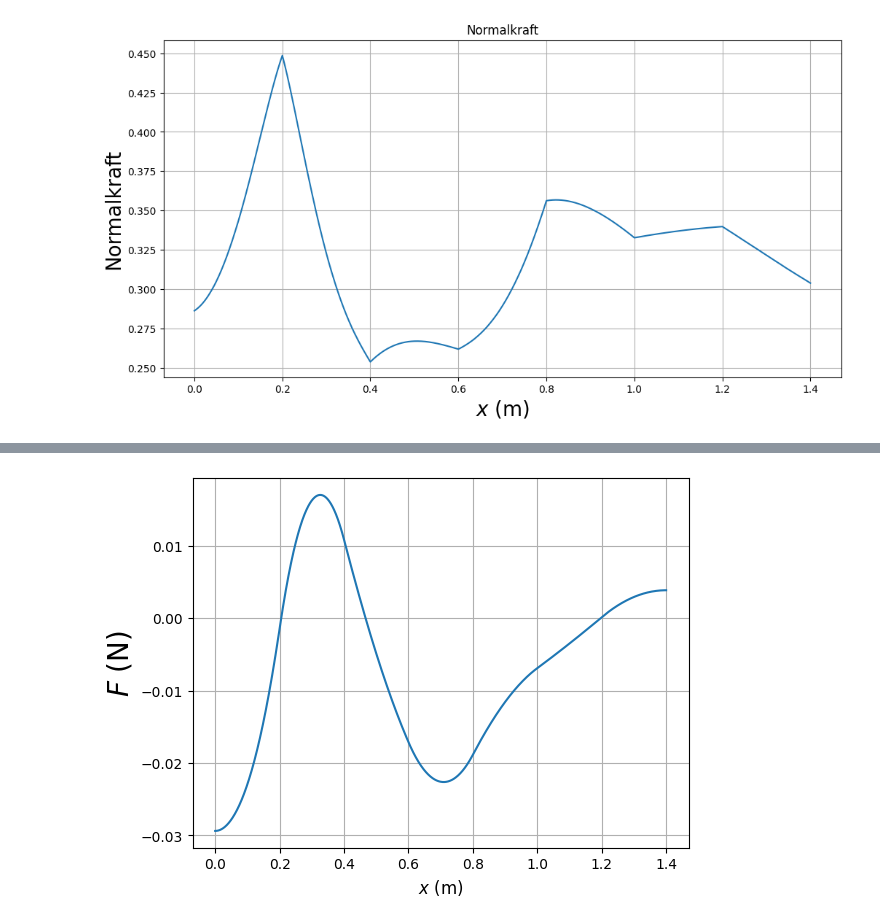
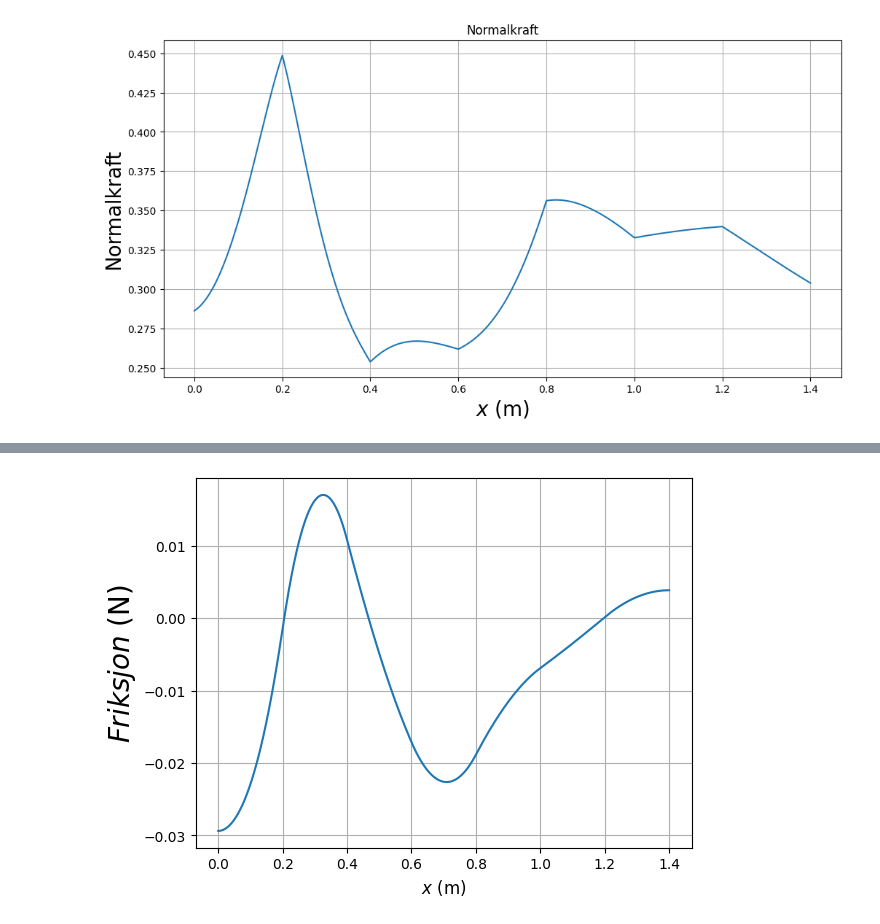
Before and after one commit to KSkrede/FysikkLab, a Jupyter notebook: FysikkLab.ipynb, the cells around one changed output, grey strips where cells are left out. Saved outputs shown, nothing was run; the diff lists cells and outputs as text; code cells hidden in the pictures.

```diff
--- a/FysikkLab.ipynb
+++ b/FysikkLab.ipynb
@@ -142,7 +135,7 @@ plt.show()
 # %%
 # friksjon
 
-def friksjon(x):
+def friksjon():
     return (c*M*9.81*np.sin(betha()))/(1+c)
 # %%
 
@@ -213,11 +193,11 @@ plt.show()
 # %%
 # Friksjonskraft graf
-plt.plot(x, friksjon(x))
+plt.plot(x, friksjon())
 plt.xlabel('$x$ (m)', fontsize=12)
-plt.ylabel('$F$ (N)', fontsize=20)
+plt.ylabel('$Friksjon$ (N)', fontsize=20)
 plt.grid()
 # %% [output]
-[figure, old version]
+[figure, new version]
 # %%
 # N/Mg, normalkraft i forhold til G
 
```
Also changed, not shown: parts of 8 cells of this notebook, 1 other file.
